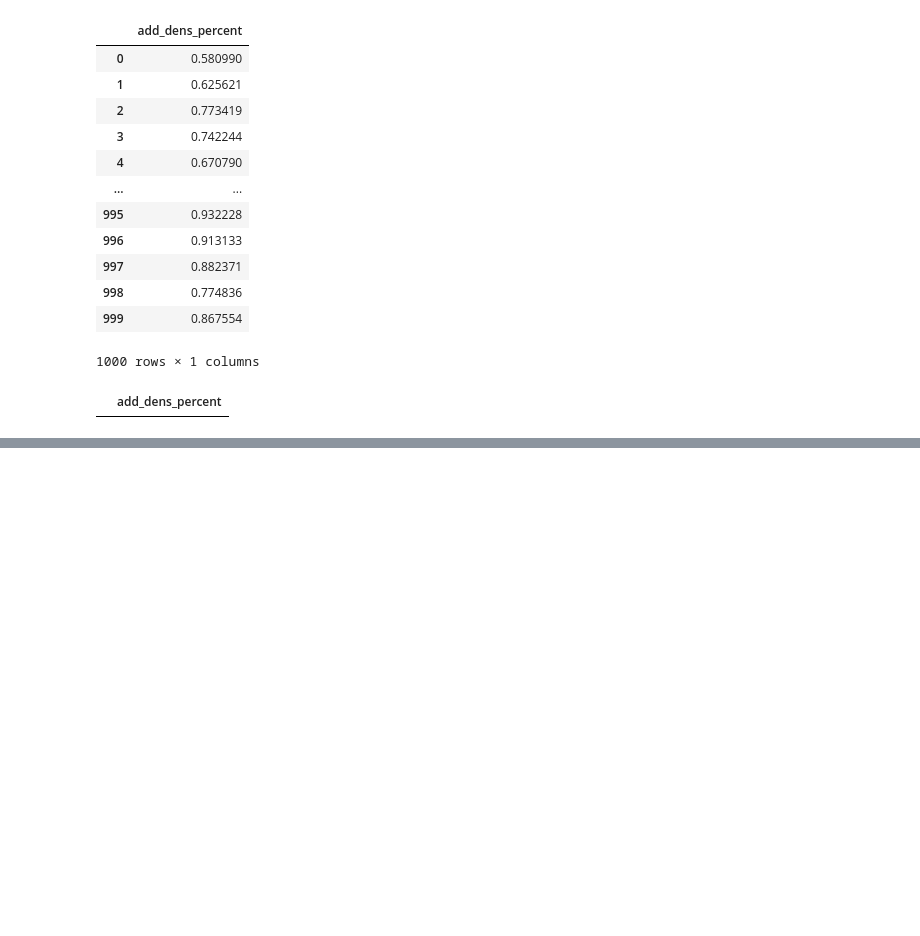
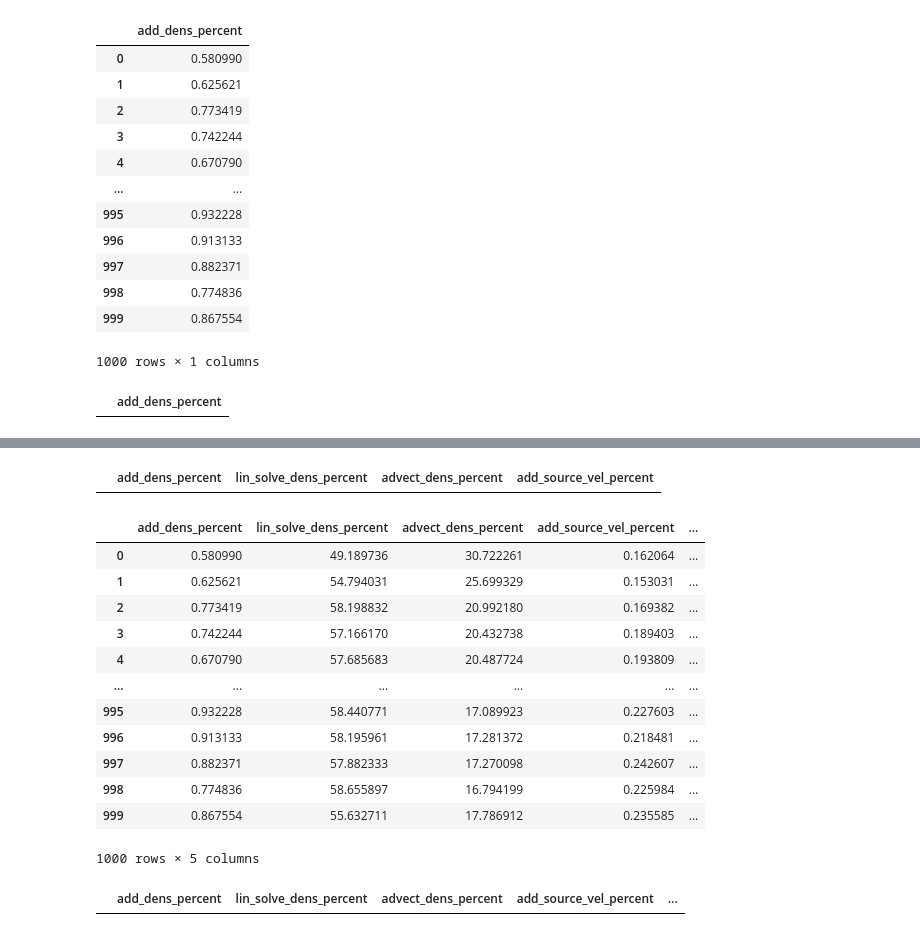
Before and after one commit to PajiloyLis/BMSTU-CG-CP, a Jupyter notebook: research.ipynb, the cells around one changed output, grey strips where cells are left out. Drawn from its saved outputs; the diff is of its cells as text; code cells hidden in the pictures; blank space fills up the shorter version.

```diff
--- a/research.ipynb
+++ b/research.ipynb
@@ -100,0 +103,3 @@ percents[percents["lin_solve_dens_percent"] > 100]
+# %%
+percents["advect_dens_percent"] = dataframe[" advect_dens"] / dataframe.sum(axis=1) * 100
+percents
@@ -100,0 +124,3 @@ percents[percents["lin_solve_dens_percent"] > 100]
+# %%
+percents["add_source_vel_percent"] = dataframe[" add_source_vel"] / dataframe.sum(axis=1) * 100
+percents
@@ -100,0 +141,25 @@ percents[percents["lin_solve_dens_percent"] > 100]
+# %%
+percents[percents["add_source_vel_percent"] > 100]
+# %% [output]
+|  | add_dens_percent | lin_solve_dens_percent | advect_dens_percent | add_source_vel_percent |
+# %%
+percents["lin_solve_vel_percent"] = dataframe[" lin_solve_vel"] / dataframe.sum(axis=1) * 100
+percents
+# %% [output]
+|  | add_dens_percent | lin_solve_dens_percent | advect_dens_percent | add_source_vel_percent | ... |
+| 0 | 0.580990 | 49.189736 | 30.722261 | 0.162064 | ... |
+| 1 | 0.625621 | 54.794031 | 25.699329 | 0.153031 | ... |
+| 2 | 0.773419 | 58.198832 | 20.992180 | 0.169382 | ... |
+| 3 | 0.742244 | 57.166170 | 20.432738 | 0.189403 | ... |
+| 4 | 0.670790 | 57.685683 | 20.487724 | 0.193809 | ... |
+| ... | ... | ... | ... | ... | ... |
+| 995 | 0.932228 | 58.440771 | 17.089923 | 0.227603 | ... |
+| 996 | 0.913133 | 58.195961 | 17.281372 | 0.218481 | ... |
+| 997 | 0.882371 | 57.882333 | 17.270098 | 0.242607 | ... |
+| 998 | 0.774836 | 58.655897 | 16.794199 | 0.225984 | ... |
+| 999 | 0.867554 | 55.632711 | 17.786912 | 0.235585 | ... |
+1000 rows × 5 columns
+# %%
+percents[percents["lin_solve_vel_percent"] > 100]
+# %% [output]
+|  | add_dens_percent | lin_solve_dens_percent | advect_dens_percent | add_source_vel_percent | ... |
```
Also changed, not shown: parts of 5 cells of this notebook.
